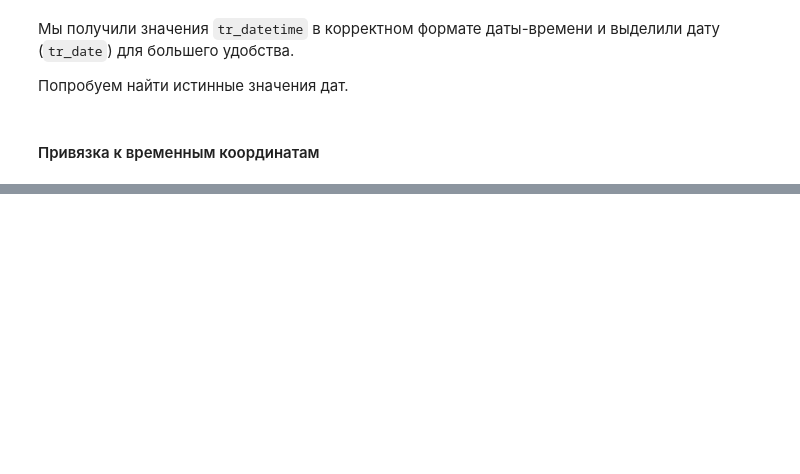
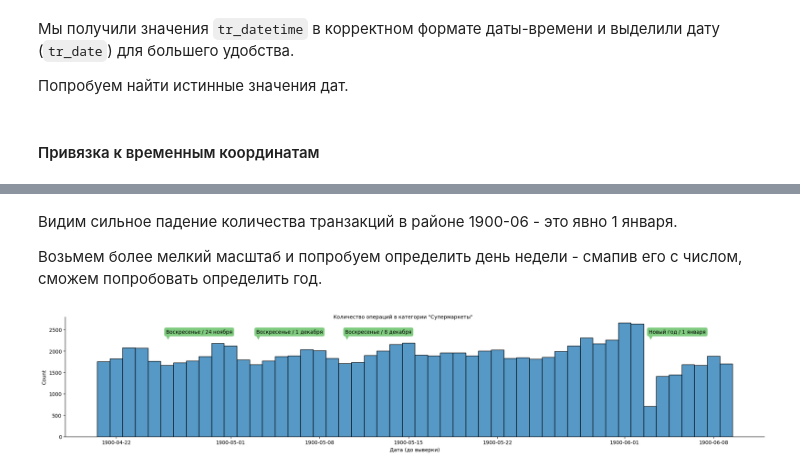
Before and after one commit to GreenArt11/sberkaggle, a Jupyter notebook: 2 transactions set.ipynb, the cells around one changed output, grey strips where cells are left out. Drawn from its saved outputs; the diff is of its cells as text; code cells hidden in the pictures; blank space fills up the shorter version.

Commit message:
Завершен датасет транзакций

```diff
--- a/2 transactions set.ipynb
+++ b/2 transactions set.ipynb
@@ -355,0 +411,28 @@ rawset.sample(5, random_state=11)
+# %% [markdown]
+Видим сильное падение количества транзакций в районе 1900-06 - это явно 1 января.
+
+Возьмем более мелкий масштаб и попробуем определить день недели - смапив его с числом, сможем попробовать определить год.
+# %%
+ax = sns.displot(
+    rawset[
+        (rawset['mcc_description']=='Бакалейные магазины (5411)')
+        & (rawset['tr_date'] > datetime.date(1900,4,20))
+        & (rawset['tr_date'] < datetime.date(1900,6,10))
+    ][['tr_date', 'gender']],
+    x='tr_date',
+    height=4,
+    aspect=5,
+)
+
+ax.fig.suptitle('Количество операций в категории "Супермаркеты"', fontsize=10)
+ax.set_axis_labels("Дата (до выверки)")
+ax.set_titles("Количество операций")
+
+
+# проставляем а
+anno(0.835, 0.85, 'Новый год / 1 января',)
+anno(0.177, 0.85, 'Воскресенье / 24 ноября',)
+anno(0.30, 0.85, 'Воскресенье / 1 декабря',)
+anno(0.421, 0.85, 'Воскресенье / 8 декабря',)
+# %% [output]
+[figure, added]
```
Also changed, not shown: parts of 21 cells of this notebook.
